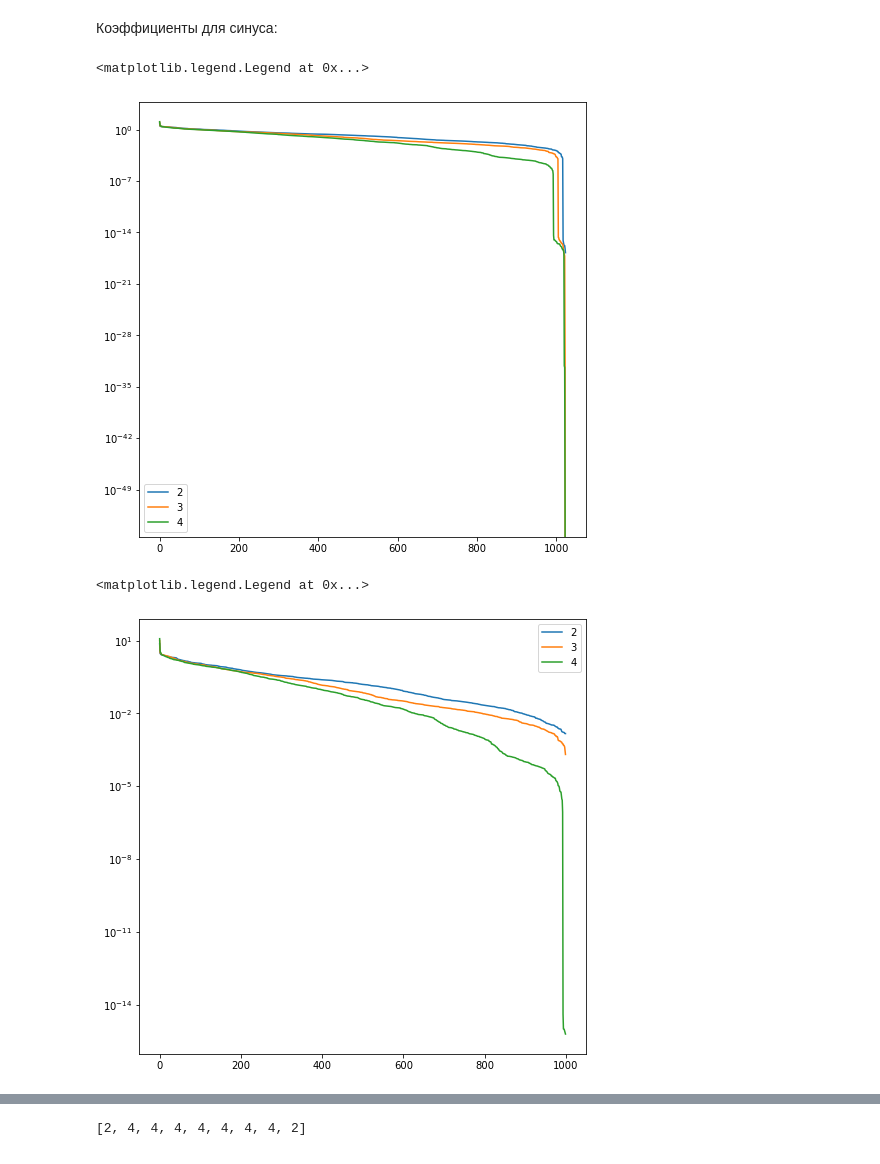
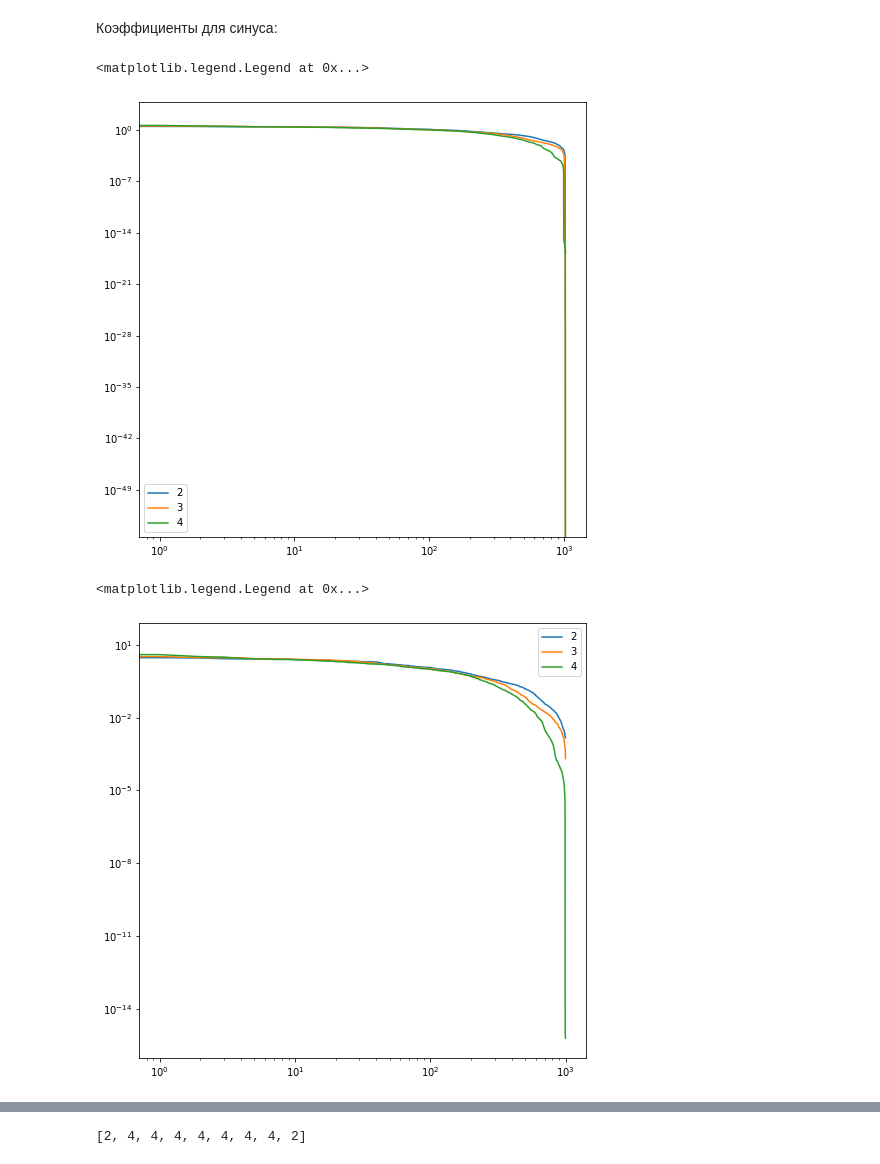
Before and after one commit to d1kolyadin/AMI_diploma, a Jupyter notebook: wtt experiments.ipynb, the cells around one changed output, grey strips where cells are left out. Drawn from its saved outputs; the diff is of its cells as text; code cells hidden in the pictures.

```diff
--- a/wtt experiments.ipynb
+++ b/wtt experiments.ipynb
@@ -89,12 +106,12 @@ sqrt_x_values = values(lambda x: np.sqrt(x), left, right, n)
 modes = [2] * d
 ranks = [2] * (d - 1)
 
-filters = wtt_filter(
+filters, _ = wtt_filter(
     sqrt_x_values,
     d,
     modes,
-    ranks,
-    True
+    ranks=ranks,
+    check_correctness=True
 )
 wtt_res = wtt_apply(
     sqrt_x_values,
@@ -183,12 +200,12 @@ for r in [2, 3, 4]:
     modes = [2] * d
     ranks = [2] + [r] * (d - 2)
 
-    filters = wtt_filter(
+    filters, _ = wtt_filter(
         sqrt_x_values,
         d,
         modes,
-        ranks,
-        True
+        ranks=ranks,
+        check_correctness=True
     )
     wtt_res = wtt_apply(
         sqrt_x_values,
@@ -203,6 +220,7 @@ for r in [2, 3, 4]:
 plt.figure(figsize=(8,8))
 for i, r in enumerate([2, 3, 4]):
     plt.plot(np.arange(2 ** d), wtt_coefs_sqrt[i], label=str(r))
+plt.xscale('log')
 plt.yscale('log')
 plt.legend()
 # %% [output]
@@ -235,12 +254,12 @@ sin_sq_values = values(lambda x: np.sin(500 * x ** 2), left, right, n)
 modes = [2] * d
 ranks = [2] * (d - 1)
 
-filters = wtt_filter(
+filters, _ = wtt_filter(
     sin_sq_values,
     d,
     modes,
-    ranks,
-    True
+    ranks=ranks,
+    check_correctness=True
 )
 wtt_res = wtt_apply(
     sqrt_x_values,
@@ -303,12 +322,12 @@ for r in [2, 3, 4]:
     modes = [2] * d
     ranks = [2] + [r] * (d - 2)
 
-    filters = wtt_filter(
+    filters, _ = wtt_filter(
         sin_sq_values,
         d,
         modes,
-        ranks,
-        True
+        ranks=ranks,
+        check_correctness=True
     )
     wtt_res = wtt_apply(
         sin_sq_values,
@@ -323,17 +342,19 @@ for r in [2, 3, 4]:
 plt.figure(figsize=(8,8))
 for i, r in enumerate([2, 3, 4]):
     plt.plot(np.arange(2 ** d), wtt_coefs_sin_sq[i], label=str(r))
+plt.xscale('log')
 plt.yscale('log')
 plt.legend()
 # %% [output]
 <matplotlib.legend.Legend at 0x...>
-[figure, old version]
+[figure, new version]
 # %%
 plt.figure(figsize=(8,8))
 for i, r in enumerate([2, 3, 4]):
     plt.plot(np.arange(2 ** d)[:1000], wtt_coefs_sin_sq[i][:1000], label=str(r))
+plt.xscale('log')
 plt.yscale('log')
 plt.legend()
 # %% [output]
 <matplotlib.legend.Legend at 0x...>
-[figure, old version]
+[figure, new version]
```
Also changed, not shown: parts of 32 cells of this notebook.
